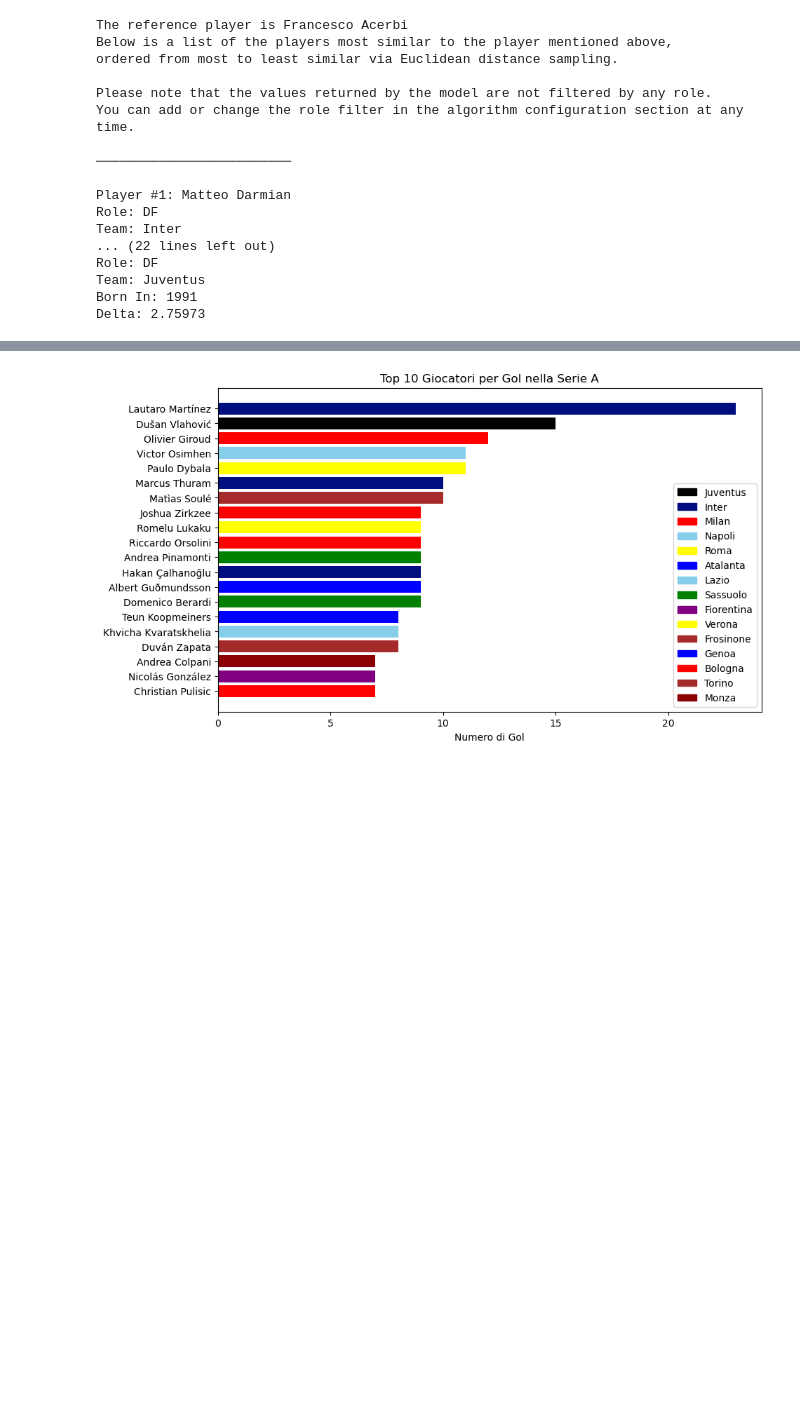
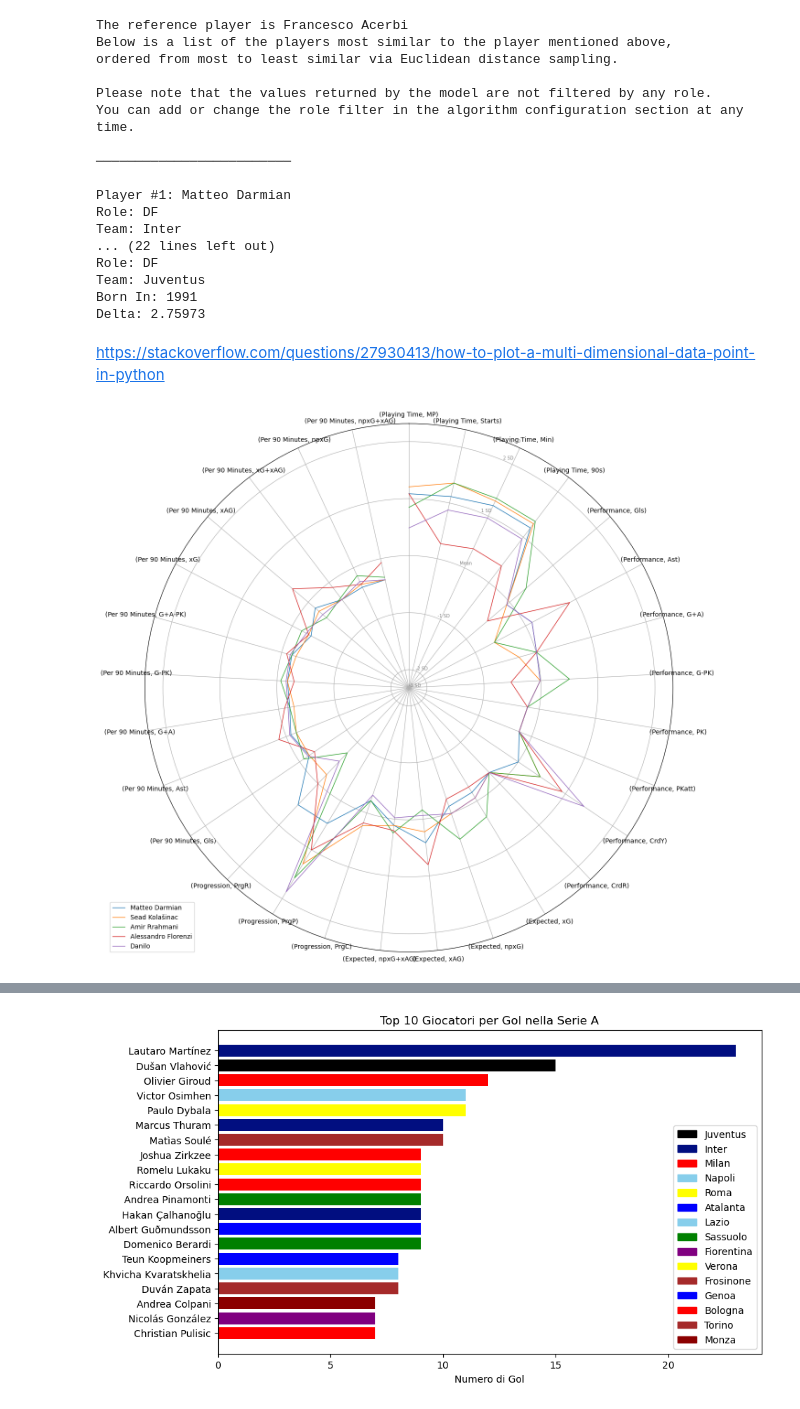
Before and after one commit to andreamoleri/Offside, a Jupyter notebook: offside.ipynb, the cells around one changed output, grey strips where cells are left out. Cells and saved outputs as stored; diff of their text form; code cells hidden in the pictures; blank space fills up the shorter version.

Commit message:
Added Radar Graph

```diff
--- a/offside.ipynb
+++ b/offside.ipynb
@@ -376,6 +376,60 @@ Role: DF
 Team: Juventus
 Born In: 1991
 Delta: 2.75973
+# %% [markdown]
+https://stackoverflow.com/questions/27930413/how-to-plot-a-multi-dimensional-data-point-in-python
+# %%
+import numpy as np
+import matplotlib.pyplot as plt
+
+# Rimuovi la colonna "(Background Information, Position)" dalle colonne rilevanti
+relevant_cols.remove("(Background Information, Position)")
+relevant_cols.remove("(Background Information, Year of Birth)")
+
+# Funzione per creare un radar plot
+def radar_plot(player_names, player_data, reference_data, attribute_labels, reference_player_name):
+    labels = np.array(attribute_labels)
+    num_vars = len(labels)
+
+    # Compute angle for each axis.
+    angles = np.linspace(0, 2 * np.pi, num_vars, endpoint=False).tolist()
+
+    fig, ax = plt.subplots(figsize=(15, 15), subplot_kw=dict(polar=True))
+    ax.set_theta_offset(np.pi / 2)
+    ax.set_theta_direction(-1)
+
+    # Draw one axe per variable + add labels
+    ax.set_xticks(angles)
+    ax.set_xticklabels(attribute_labels)
+
+    # Draw ylabels
+    ax.set_rscale('symlog')
+    plt.yticks([-3, -2, -1, 0, 1, 2, 3], ["-3 SD", "-2 SD", "-1 SD", "Mean", "1 SD", "2 SD", "3 SD"], color="grey", size=7)
+    plt.ylim(-3,3)
+
+    # Plot data
+    for i in range(len(player_names)):
+        stats = player_data[i]
+        if player_names[i] == reference_player_name:
+            reference_stats = reference_data
+            ax.plot(angles, reference_stats, linewidth=2, linestyle='solid', label=player_names[i])
+        else:
+            ax.plot(angles, stats, linewidth=1, linestyle='solid', label=player_names[i])
+
+    # Add legend
+    plt.legend(loc='upper right', bbox_to_anchor=(0.1, 0.1))
+
+    return plt.show()
+
+# Esempio di utilizzo:
+player_names = [df.loc[player_index]['(Background Information, Full Name)'] for player_index, _ in top_similar_players]
+player_data = [normalized_df.loc[player_index][relevant_cols] for player_index, _ in top_similar_players]
+reference_data = normalized_df.loc[reference_player_index][relevant_cols]
+attribute_labels = relevant_cols
+
+radar_plot(player_names, player_data, reference_data, attribute_labels, reference_player_name)
+# %% [output]
+[figure, added]
 # %%
 
 # Seleziona gli attributi per la visualizzazione tridimensionale
```
Also changed, not shown: parts of 2 cells of this notebook.
